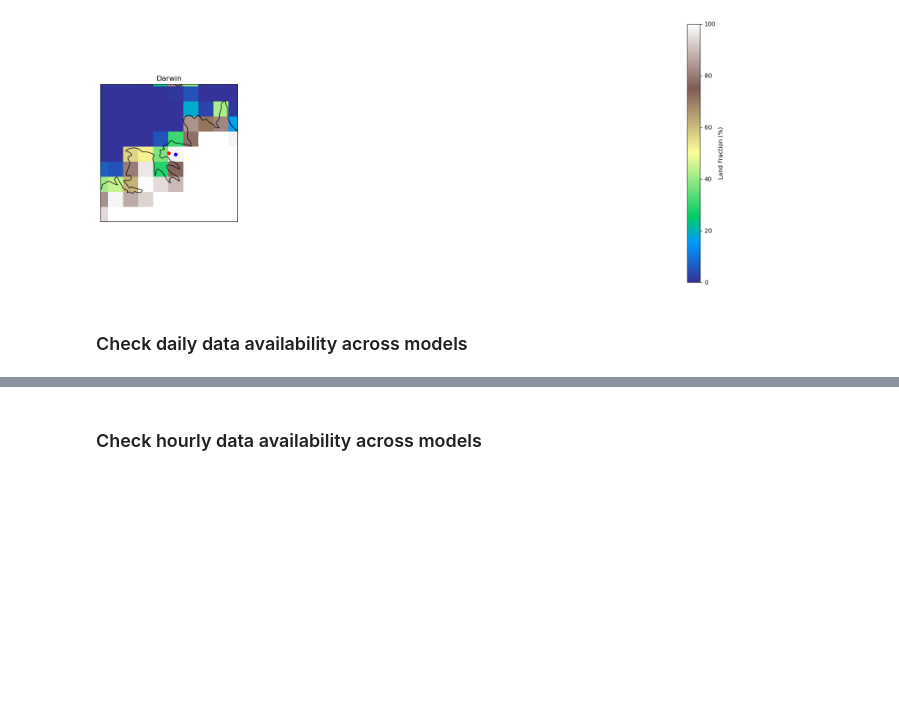
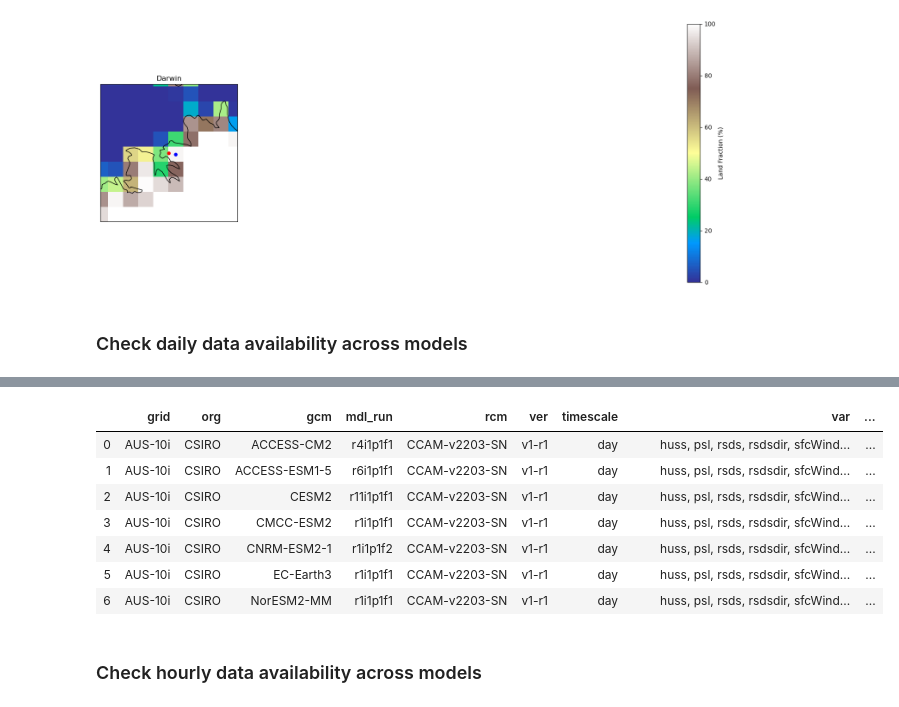
Before and after one commit to dahoal2/nesp_bff, a Jupyter notebook: extracting_variables.ipynb, the cells around one changed output, grey strips where cells are left out. Cells and saved outputs as stored; diff of their text form; code cells hidden in the pictures; blank space fills up the shorter version.

```diff
--- a/extracting_variables.ipynb
+++ b/extracting_variables.ipynb
@@ -259,11 +251,11 @@ plt.show()
 %%time
 #< Specify datasets - do this to find out what models have the required variables
 all_data_day = get_datasets("ACS_DS",
-                        # rcm = "BARRA-R2",
+                        rcm = _rcm,
                         scenario = ["historical","ssp126","ssp370"],
                         timescale ="day",
-                        year = year_range(1985, 2070))
+                        year = year_range(1985, 2099))
 
 select_data_day = all_data_day.select(var = vars_day_list, exact_match=True).condense("scenario")
-# select_data_day
+select_data_day
 # %% [output]
@@ -272,3 +264,11 @@ Wall time: 23min 31s
+|  | grid | org | gcm | mdl_run | rcm | ver | timescale |  |  | var | ... |
+| 0 | AUS-10i | CSIRO | ACCESS-CM2 | r4i1p1f1 | CCAM-v2203-SN | v1-r1 | day |  |  | huss, psl, rsds, rsdsdir, sfcWind... | ... |
+| 1 | AUS-10i | CSIRO | ACCESS-ESM1-5 | r6i1p1f1 | CCAM-v2203-SN | v1-r1 | day |  |  | huss, psl, rsds, rsdsdir, sfcWind... | ... |
+| 2 | AUS-10i | CSIRO | CESM2 | r11i1p1f1 | CCAM-v2203-SN | v1-r1 | day |  |  | huss, psl, rsds, rsdsdir, sfcWind... | ... |
+| 3 | AUS-10i | CSIRO | CMCC-ESM2 | r1i1p1f1 | CCAM-v2203-SN | v1-r1 | day |  |  | huss, psl, rsds, rsdsdir, sfcWind... | ... |
+| 4 | AUS-10i | CSIRO | CNRM-ESM2-1 | r1i1p1f2 | CCAM-v2203-SN | v1-r1 | day |  |  | huss, psl, rsds, rsdsdir, sfcWind... | ... |
+| 5 | AUS-10i | CSIRO | EC-Earth3 | r1i1p1f1 | CCAM-v2203-SN | v1-r1 | day |  |  | huss, psl, rsds, rsdsdir, sfcWind... | ... |
+| 6 | AUS-10i | CSIRO | NorESM2-MM | r1i1p1f1 | CCAM-v2203-SN | v1-r1 | day |  |  | huss, psl, rsds, rsdsdir, sfcWind... | ... |
 # %% [markdown]
 ### Check hourly data availability across models
 # %%
```
Also changed, not shown: parts of 17 cells of this notebook.
